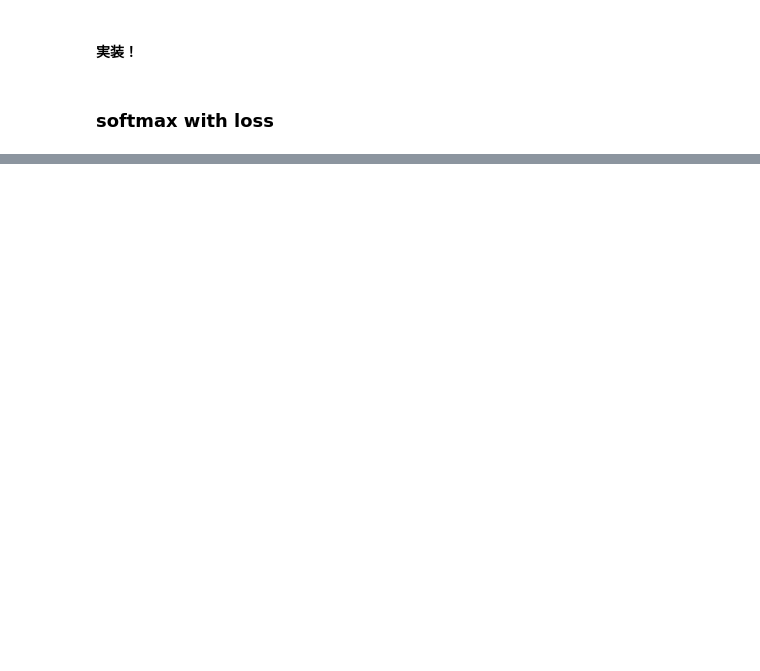
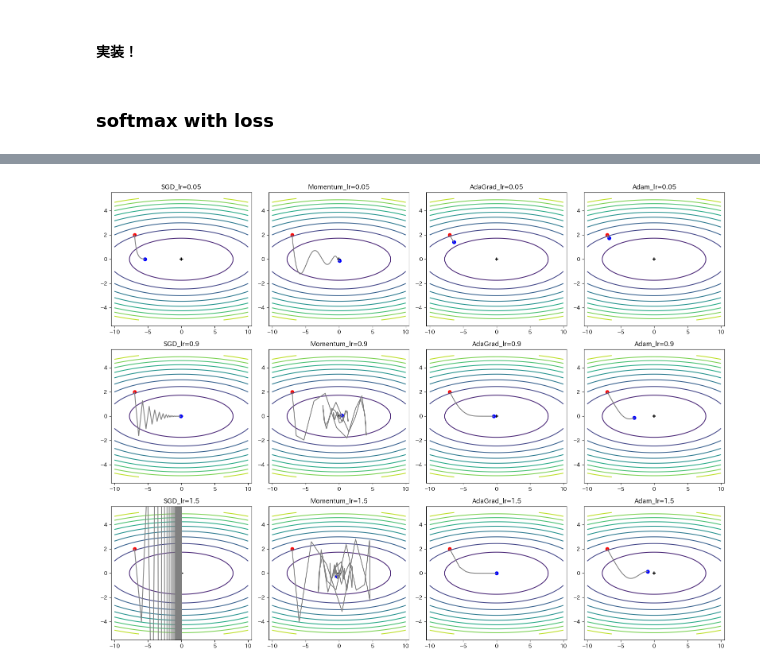
Before and after one commit to yutaro1127/zerotsuku, a Jupyter notebook: zerotsuku.ipynb, the cells around one changed output, grey strips where cells are left out. Cells and saved outputs as stored; diff of their text form; code cells hidden in the pictures; blank space fills up the shorter version.

```diff
--- a/zerotsuku.ipynb
+++ b/zerotsuku.ipynb
@@ -1961,0 +2241,15 @@ class Affine(object):
+# %%
+X_train, X_test, y_train, y_test = \
+    dataset['train_img'], dataset['test_img'], dataset['train_label'], dataset['test_label']
+
+# ハイパーパラメータ
+iters_num = 10000
+train_size = X_train.shape[0]
+batch_size = 100
+laerning_rate = 0.1
+
+network = TwoLayerNet(
+    imput_size = 28**2,
+    hidden_size = 50,
+    output_size = 10,
+)
@@ -1961,0 +2438,57 @@ class Affine(object):
+# %%
+def f(x,y):
+    z = x**2/20 + y**2
+    return z
+def f_grad(param:np.array):
+    x_grad = param[0]/10
+    y_grad = 2*param[1]
+    return np.array([x_grad,y_grad])
+
+x_ = np.linspace(-10, 10, 1000)
+y_ = np.linspace(-5, 5, 1000)
+x,y = np.meshgrid(x_,y_)
+z = f(x,y)
+
+lrs=[.05,.9,1.5]
+optimizers = {
+    'SGD':SGD,
+    'Momentum':Momentum,
+    'AdaGrad':AdaGrad,
+    'Adam':Adam
+}
+
+fig,axes = plt.subplots(
+    ncols=4,
+    nrows=3,
+    figsize=(16,12),
+    tight_layout=True,
+    # sharex=True,
+    # sharey=True
+    )
+iter = 50
+
+for lr,ax in zip(lrs,axes):
+    for opt,a in zip(optimizers,ax):
+        optimizer = optimizers[opt](lr=lr)
+        params = {'xy':np.array([-7.,2.])}
+        x_history = np.zeros(iter+1)
+        y_history = np.zeros(iter+1)
+        x_history[0]=params['xy'][0]
+        y_history[0]=params['xy'][1]
+
+        for i in range(iter):
+            grads = {key:f_grad(val) for key,val in params.items()}
+            optimizer.update(params,grads)
+            x_history[i+1]=params['xy'][0]
+            y_history[i+1]=params['xy'][1]
+
+        a.contour(x,y,z,levels=10,cmap="viridis")
+        a.scatter(x[z==z.min()],y[z==z.min()],marker='+',c='black')
+        a.plot(x_history,y_history,c='gray',ls='-')
+        a.scatter(x_history[0],y_history[0],c='r')
+        a.scatter(params['xy'][0],params['xy'][1],c='b')
+        a.set_title(f'{opt}_lr={lr}')
+        a.set_xlim(-10.5,10.5)
+        a.set_ylim(-5.5,5.5)
+# %% [output]
+[figure, added]
```
Also changed, not shown: parts of 33 cells of this notebook.
